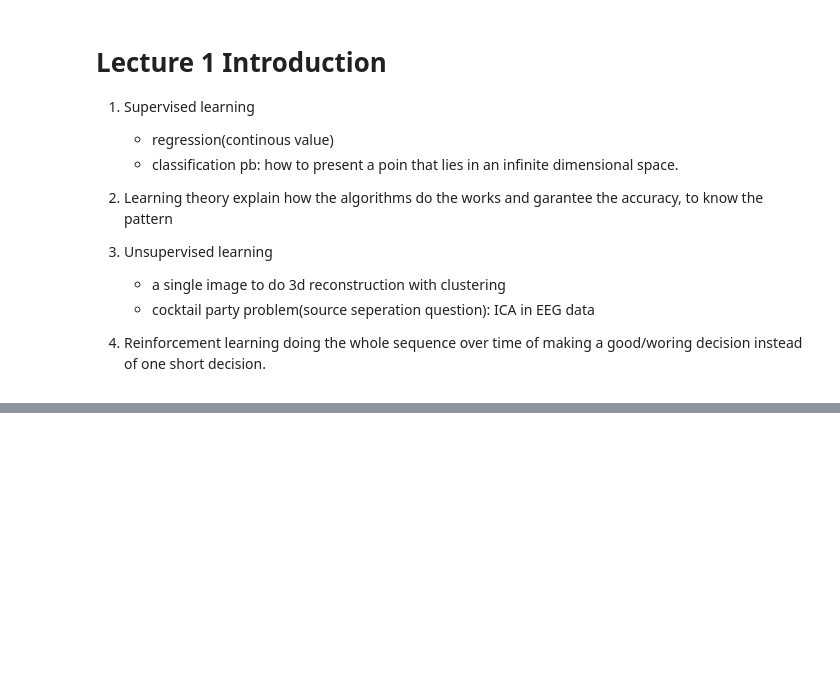
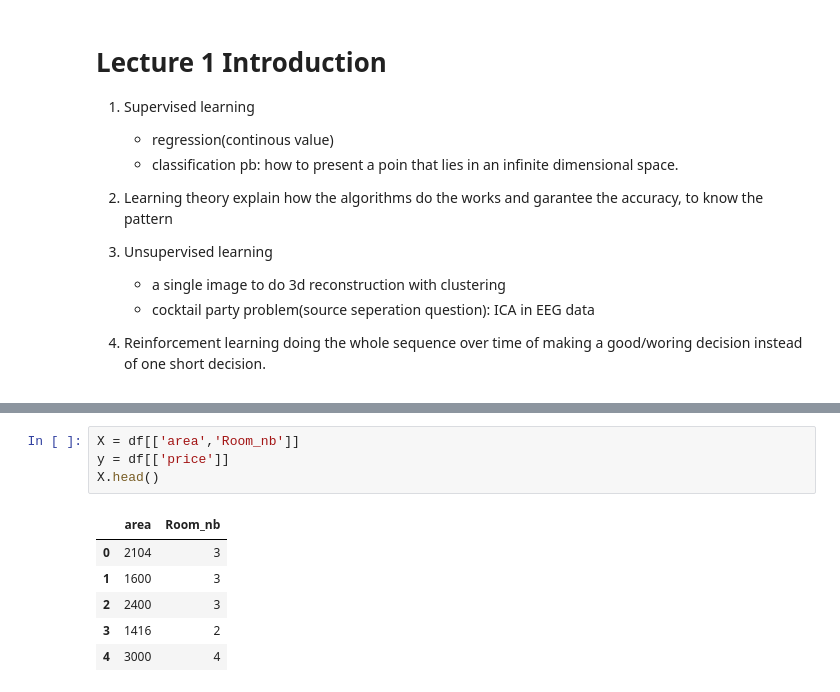
Before and after one commit to jianghaolouis/cs229_MachineLearning, a Jupyter notebook: Lecture_notes.ipynb, the cells around one changed output, grey strips where cells are left out. Saved outputs shown, nothing was run; the diff lists cells and outputs as text; blank space fills up the shorter version.

```diff
--- a/Lecture_notes.ipynb
+++ b/Lecture_notes.ipynb
@@ -118,0 +165,11 @@ $$\Theta^* = \underset{\Theta}{\arg\max} L(\Theta) = \underset{\Theta}{\arg\max}
+# %%
+X = df[['area','Room_nb']]
+y = df[['price']]
+X.head()
+# %% [output]
+|  | area | Room_nb |
+| 0 | 2104 | 3 |
+| 1 | 1600 | 3 |
+| 2 | 2400 | 3 |
+| 3 | 1416 | 2 |
+| 4 | 3000 | 4 |
```
Also changed, not shown: parts of 12 cells of this notebook, 12 other files.
